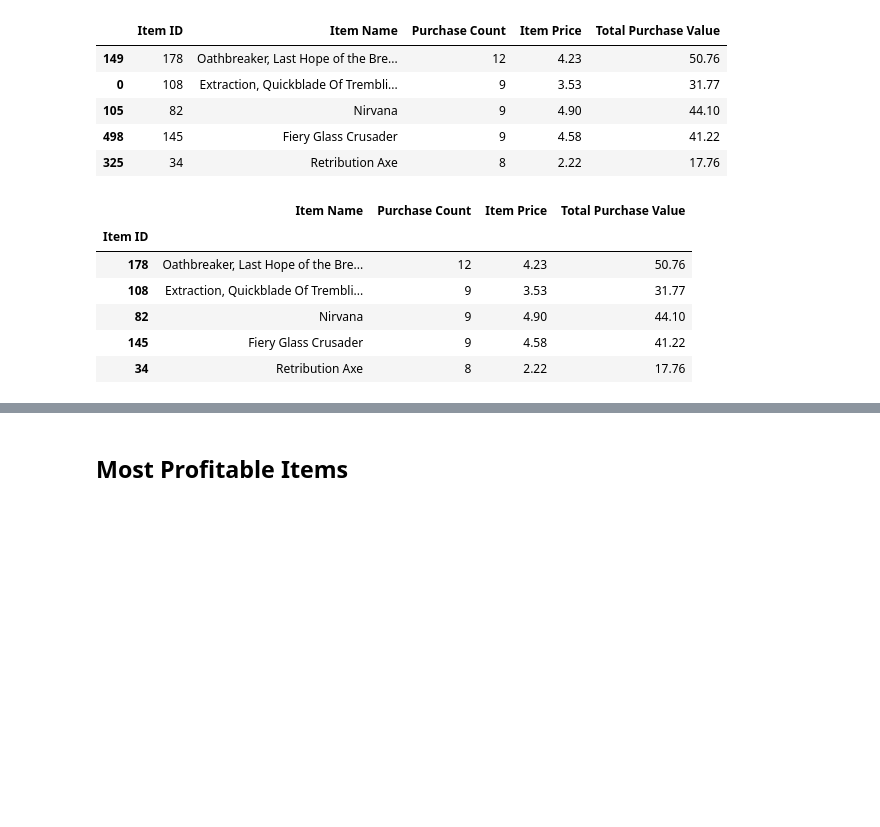
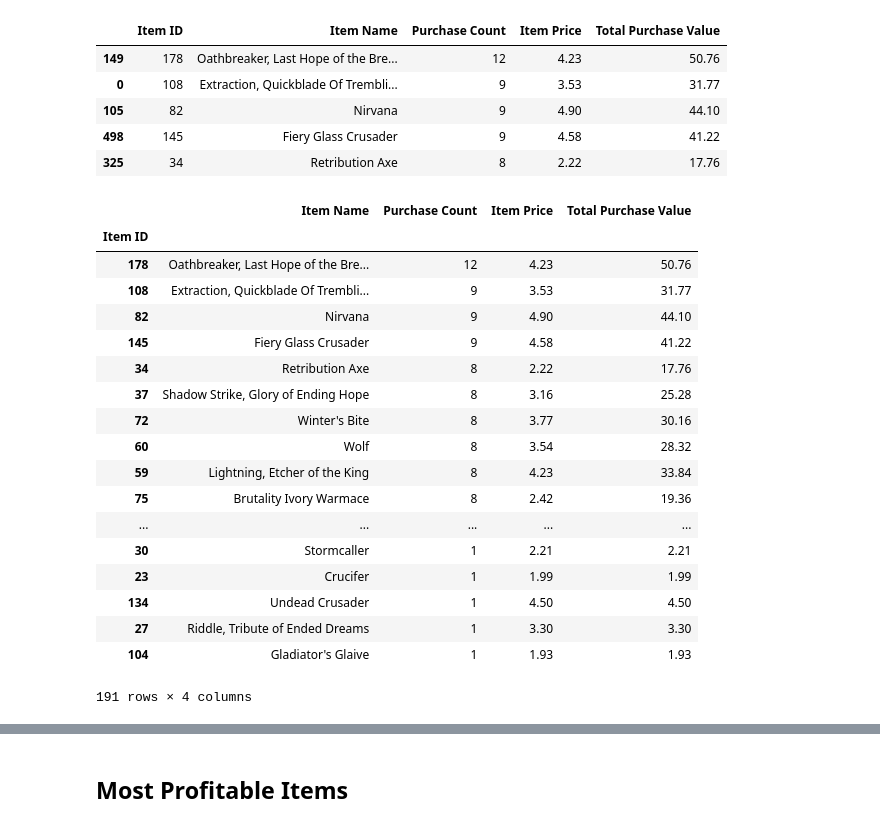
Before and after one commit to pikako77/pandas_HW, a Jupyter notebook: HeroesOfPymoli/HeroesOfPymoli_starter-Copy1.ipynb, the cells around one changed output, grey strips where cells are left out. Cells and saved outputs as stored; diff of their text form; code cells hidden in the pictures; blank space fills up the shorter version.

```diff
--- a/HeroesOfPymoli/HeroesOfPymoli_starter-Copy1.ipynb
+++ b/HeroesOfPymoli/HeroesOfPymoli_starter-Copy1.ipynb
@@ -900,13 +898,25 @@ summary_popularItems.head()
 # %%
-# set index to item ID
-summary_popularItems = summary_popularItems.set_index("Item ID")
-summary_popularItems.head()
+summary_popularItems= summary_popularItems.set_index("Item ID","Item Name")
+
+summary_popularItems
 # %% [output]
 |  | Item Name | Purchase Count | Item Price | Total Purchase Value |
 | Item ID |  |  |  |  |
 | 178 | Oathbreaker, Last Hope of the Bre... | 12 | 4.23 | 50.76 |
 | 108 | Extraction, Quickblade Of Trembli... | 9 | 3.53 | 31.77 |
 | 82 | Nirvana | 9 | 4.90 | 44.10 |
 | 145 | Fiery Glass Crusader | 9 | 4.58 | 41.22 |
 | 34 | Retribution Axe | 8 | 2.22 | 17.76 |
+| 37 | Shadow Strike, Glory of Ending Hope | 8 | 3.16 | 25.28 |
+| 72 | Winter's Bite | 8 | 3.77 | 30.16 |
+| 60 | Wolf | 8 | 3.54 | 28.32 |
+| 59 | Lightning, Etcher of the King | 8 | 4.23 | 33.84 |
+| 75 | Brutality Ivory Warmace | 8 | 2.42 | 19.36 |
+| ... | ... | ... | ... | ... |
+| 30 | Stormcaller | 1 | 2.21 | 2.21 |
+| 23 | Crucifer | 1 | 1.99 | 1.99 |
+| 134 | Undead Crusader | 1 | 4.50 | 4.50 |
+| 27 | Riddle, Tribute of Ended Dreams | 1 | 3.30 | 3.30 |
+| 104 | Gladiator's Glaive | 1 | 1.93 | 1.93 |
+191 rows × 4 columns
 # %%
```
Also changed, not shown: parts of 9 cells of this notebook.
